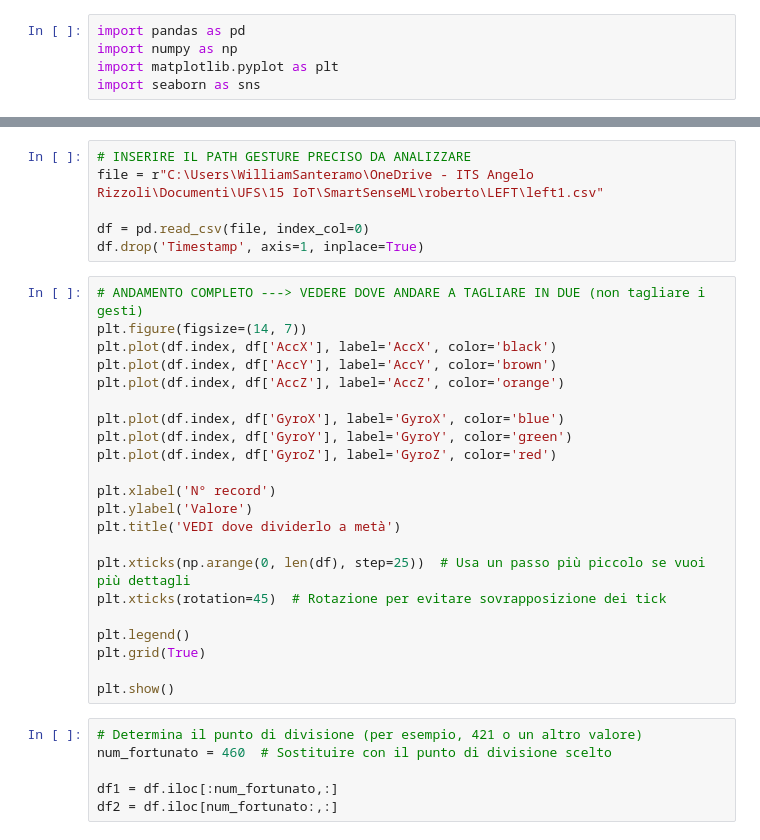
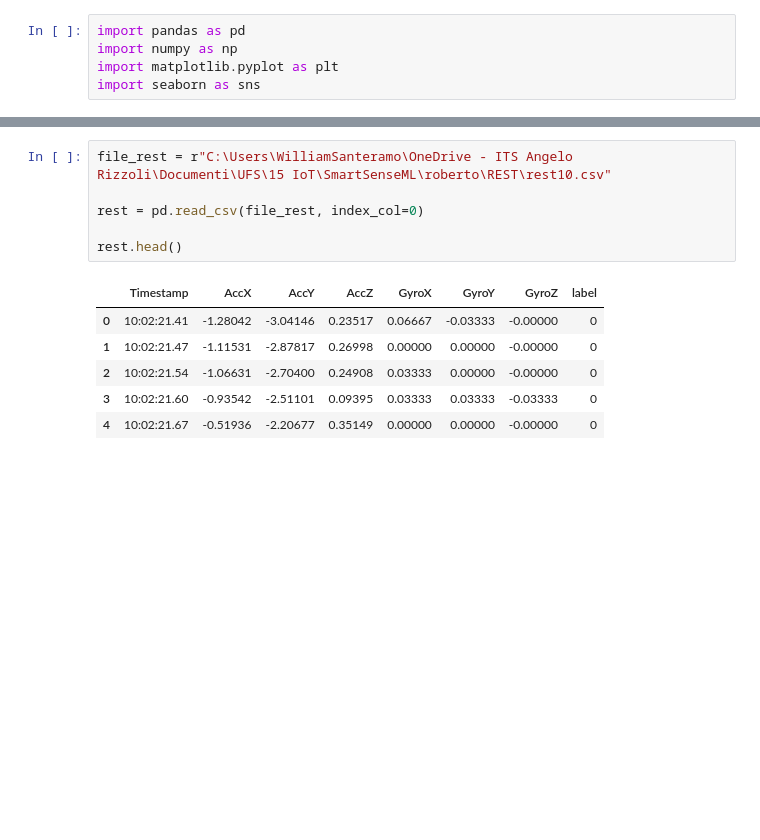
Before and after one commit to WillSant01/SmartSenseML, a Jupyter notebook: william/rottura_di_pendejo.ipynb, the cells around one changed output, grey strips where cells are left out. Cells and saved outputs as stored; diff of their text form; blank space fills up the shorter version.

```diff
--- a/william/rottura_di_pendejo.ipynb
+++ b/william/rottura_di_pendejo.ipynb
@@ -6,34 +98,13 @@ import seaborn as sns
 # %%
-# INSERIRE IL PATH GESTURE PRECISO DA ANALIZZARE
-file = r"C:\Users\WilliamSanteramo\OneDrive - ITS Angelo Rizzoli\Documenti\UFS\15 IoT\SmartSenseML\roberto\LEFT\left1.csv"
+file_rest = r"C:\Users\WilliamSanteramo\OneDrive - ITS Angelo Rizzoli\Documenti\UFS\15 IoT\SmartSenseML\roberto\REST\rest10.csv"
 
-df = pd.read_csv(file, index_col=0)
-df.drop('Timestamp', axis=1, inplace=True)
+rest = pd.read_csv(file_rest, index_col=0)
+
+rest.head()
+# %% [output]
+|  | Timestamp | AccX | AccY | AccZ | GyroX | GyroY | GyroZ | label |
+| 0 | 10:02:21.41 | -1.28042 | -3.04146 | 0.23517 | 0.06667 | -0.03333 | -0.00000 | 0 |
+| 1 | 10:02:21.47 | -1.11531 | -2.87817 | 0.26998 | 0.00000 | 0.00000 | -0.00000 | 0 |
+| 2 | 10:02:21.54 | -1.06631 | -2.70400 | 0.24908 | 0.03333 | 0.00000 | -0.00000 | 0 |
+| 3 | 10:02:21.60 | -0.93542 | -2.51101 | 0.09395 | 0.03333 | 0.03333 | -0.03333 | 0 |
+| 4 | 10:02:21.67 | -0.51936 | -2.20677 | 0.35149 | 0.00000 | 0.00000 | -0.00000 | 0 |
-# %%
-# ANDAMENTO COMPLETO ---> VEDERE DOVE ANDARE A TAGLIARE IN DUE (non tagliare i gesti)
-plt.figure(figsize=(14, 7))
-plt.plot(df.index, df['AccX'], label='AccX', color='black')
-plt.plot(df.index, df['AccY'], label='AccY', color='brown')
-plt.plot(df.index, df['AccZ'], label='AccZ', color='orange')
-
-plt.plot(df.index, df['GyroX'], label='GyroX', color='blue')
-plt.plot(df.index, df['GyroY'], label='GyroY', color='green')
-plt.plot(df.index, df['GyroZ'], label='GyroZ', color='red')
-
-plt.xlabel('N° record')
-plt.ylabel('Valore')
-plt.title('VEDI dove dividerlo a metà')
-
-plt.xticks(np.arange(0, len(df), step=25))  # Usa un passo più piccolo se vuoi più dettagli
-plt.xticks(rotation=45)  # Rotazione per evitare sovrapposizione dei tick
-
-plt.legend()
-plt.grid(True)
-
-plt.show()
-# %%
-# Determina il punto di divisione (per esempio, 421 o un altro valore)
-num_fortunato = 460  # Sostituire con il punto di divisione scelto
-
-df1 = df.iloc[:num_fortunato,:]
-df2 = df.iloc[num_fortunato:,:]
```
Also changed, not shown: parts of 12 cells of this notebook, 1 other file.
